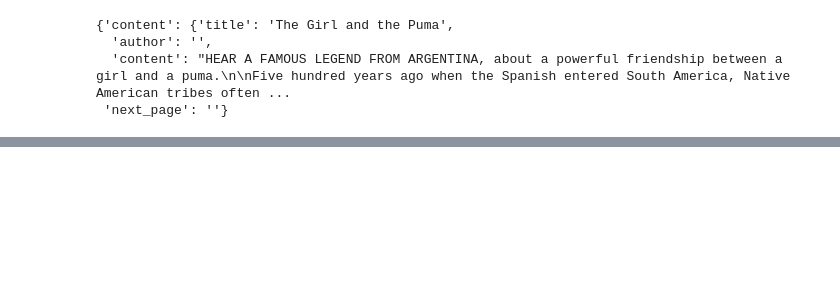
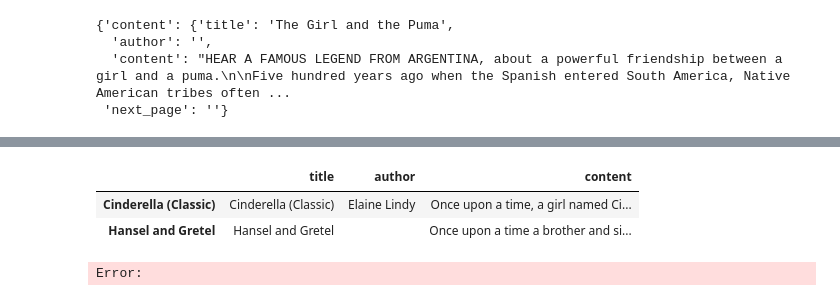
Before and after one commit to sgt1796/story_crawler, a Jupyter notebook: GPT_crawler/crawler_test.ipynb, the cells around one changed output, grey strips where cells are left out. Cells and saved outputs as stored; diff of their text form; code cells hidden in the pictures; blank space fills up the shorter version.

```diff
--- a/GPT_crawler/crawler_test.ipynb
+++ b/GPT_crawler/crawler_test.ipynb
@@ -77,6 +77,6 @@ def find_available_content(url):
     )
     return completion
 
-completion_category = find_available_content("https://storiestogrowby.org/")
+completion_category = find_available_content("https://www.freechildrenstories.com/")
 completion_category.choices[0].message.content
 # %% [output]
@@ -456,0 +454,9 @@ URL: https://storiestogrowby.org/story/beauty-the-beast/
+# %%
+import pandas as pd
+df = pd.DataFrame(stories).T
+df.to_csv('stories.csv')
+# %% [output]
+|  | title | author | content |
+| Cinderella (Classic) | Cinderella (Classic) | Elaine Lindy | Once upon a time, a girl named Ci... |
+| Hansel and Gretel | Hansel and Gretel |  | Once upon a time a brother and si... |
+Error:
```
Also changed, not shown: parts of 9 cells of this notebook, 4 other files.
